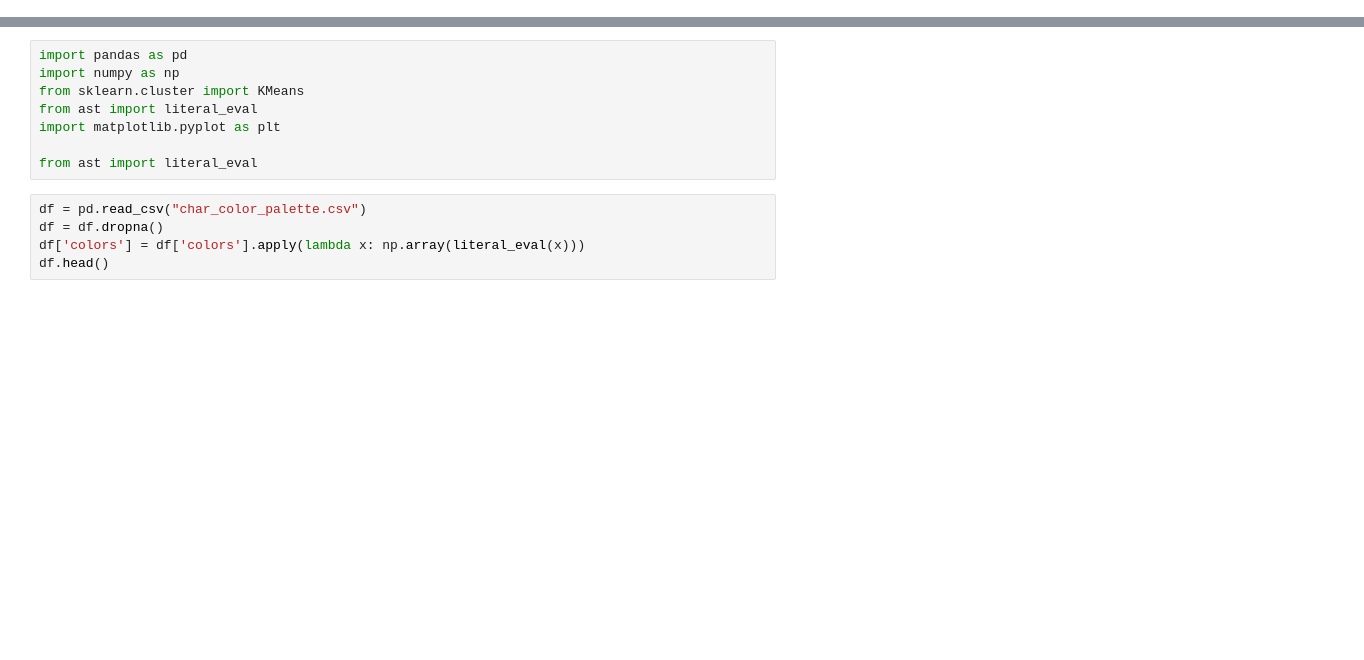
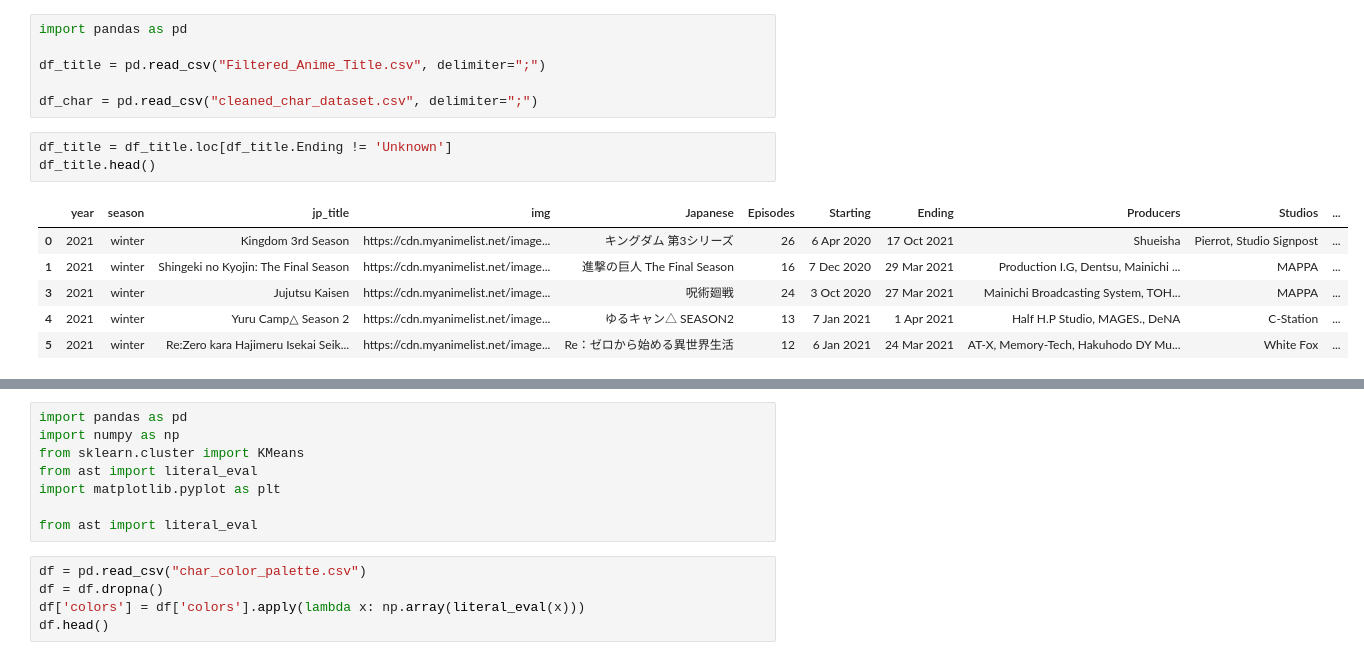
Before and after one commit to MarcoAlandAdinanda/Deep_Anime_Color_Palette_Analysis, a Jupyter notebook: ClusteringNoteBook.ipynb, the cells around one changed output, grey strips where cells are left out. Drawn from its saved outputs; the diff is of its cells as text; blank space fills up the shorter version.

```diff
--- a/ClusteringNoteBook.ipynb
+++ b/ClusteringNoteBook.ipynb
@@ -0,0 +1,16 @@
+# %%
+import pandas as pd
+
+df_title = pd.read_csv("Filtered_Anime_Title.csv", delimiter=";")
+
+df_char = pd.read_csv("cleaned_char_dataset.csv", delimiter=";")
+# %%
+df_title = df_title.loc[df_title.Ending != 'Unknown']
+df_title.head()
+# %% [output]
+|  | year | season | jp_title | img | Japanese | Episodes | Starting | Ending | Producers | Studios | ... |
+| 0 | 2021 | winter | Kingdom 3rd Season | https://cdn.myanimelist.net/image... | キングダム 第3シリーズ | 26 | 6 Apr 2020 | 17 Oct 2021 | Shueisha | Pierrot, Studio Signpost | ... |
+| 1 | 2021 | winter | Shingeki no Kyojin: The Final Season | https://cdn.myanimelist.net/image... | 進撃の巨人 The Final Season | 16 | 7 Dec 2020 | 29 Mar 2021 | Production I.G, Dentsu, Mainichi ... | MAPPA | ... |
+| 3 | 2021 | winter | Jujutsu Kaisen | https://cdn.myanimelist.net/image... | 呪術廻戦 | 24 | 3 Oct 2020 | 27 Mar 2021 | Mainichi Broadcasting System, TOH... | MAPPA | ... |
+| 4 | 2021 | winter | Yuru Camp△ Season 2 | https://cdn.myanimelist.net/image... | ゆるキャン△ SEASON2 | 13 | 7 Jan 2021 | 1 Apr 2021 | Half H.P Studio, MAGES., DeNA | C-Station | ... |
+| 5 | 2021 | winter | Re:Zero kara Hajimeru Isekai Seik... | https://cdn.myanimelist.net/image... | Re：ゼロから始める異世界生活 | 12 | 6 Jan 2021 | 24 Mar 2021 | AT-X, Memory-Tech, Hakuhodo DY Mu... | White Fox | ... |
```
Also changed, not shown: parts of 7 cells of this notebook, 2 other files.
